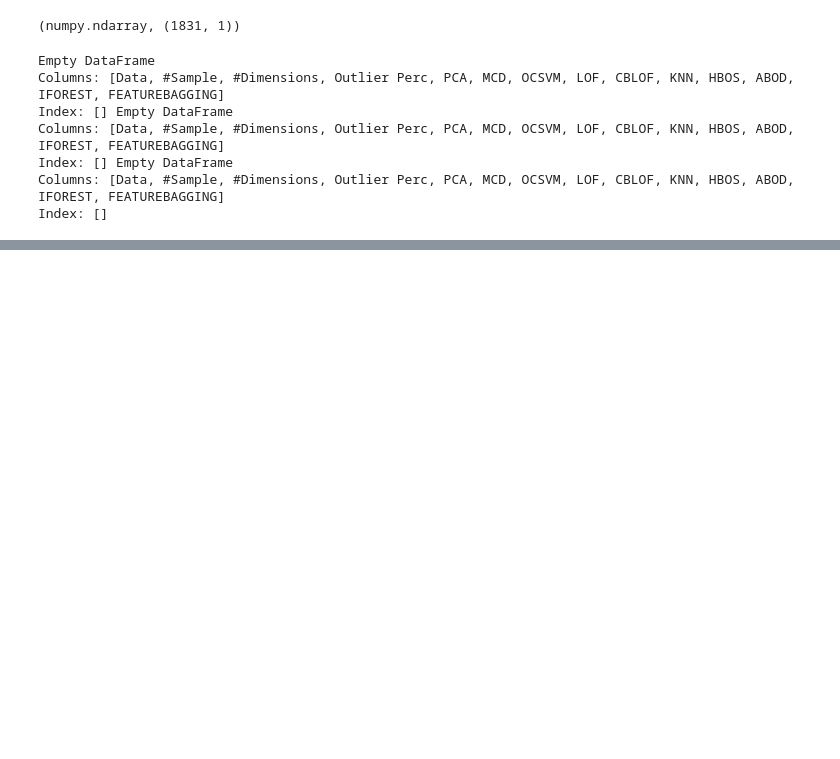
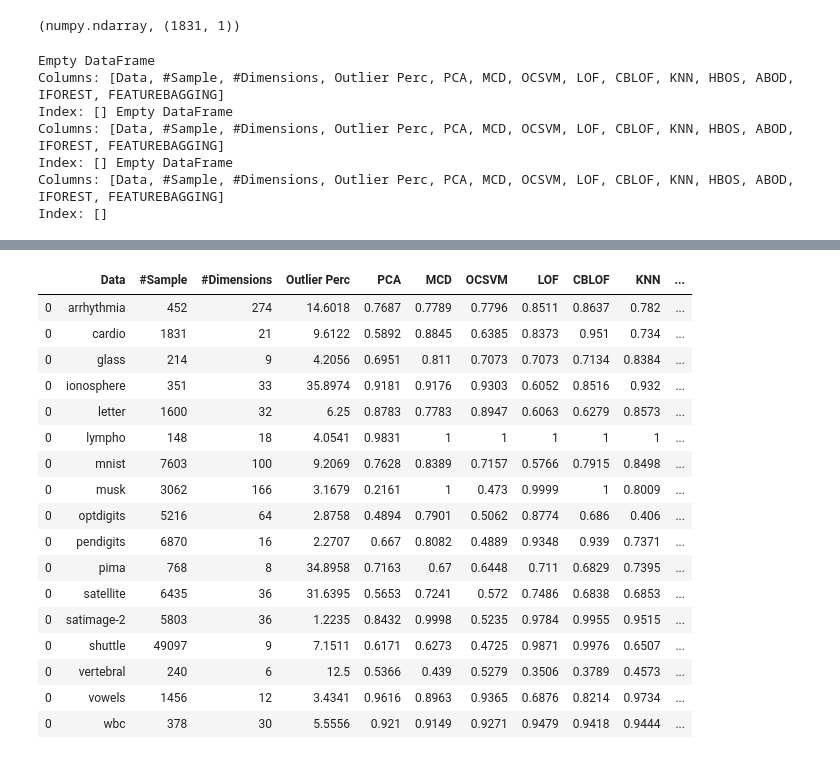
Before and after one commit to varsha04kshirsagar/LetsUpgrade-AI-ML, a Jupyter notebook: Project1_Anomaly Detection/anomaly_detection.ipynb, the cells around one changed output, grey strips where cells are left out. Saved outputs shown, nothing was run; the diff lists cells and outputs as text; code cells hidden in the pictures; blank space fills up the shorter version.

```diff
--- a/Project1_Anomaly Detection/anomaly_detection.ipynb
+++ b/Project1_Anomaly Detection/anomaly_detection.ipynb
@@ -194,0 +200,21 @@ NameError: name 'time_df' is not defined
+# %%
+roc_df
+# %% [output]
+|  | Data | #Sample | #Dimensions | Outlier Perc | PCA | MCD | OCSVM | LOF | CBLOF | KNN | ... |
+| 0 | arrhythmia | 452 | 274 | 14.6018 | 0.7687 | 0.7789 | 0.7796 | 0.8511 | 0.8637 | 0.782 | ... |
+| 0 | cardio | 1831 | 21 | 9.6122 | 0.5892 | 0.8845 | 0.6385 | 0.8373 | 0.951 | 0.734 | ... |
+| 0 | glass | 214 | 9 | 4.2056 | 0.6951 | 0.811 | 0.7073 | 0.7073 | 0.7134 | 0.8384 | ... |
+| 0 | ionosphere | 351 | 33 | 35.8974 | 0.9181 | 0.9176 | 0.9303 | 0.6052 | 0.8516 | 0.932 | ... |
+| 0 | letter | 1600 | 32 | 6.25 | 0.8783 | 0.7783 | 0.8947 | 0.6063 | 0.6279 | 0.8573 | ... |
+| 0 | lympho | 148 | 18 | 4.0541 | 0.9831 | 1 | 1 | 1 | 1 | 1 | ... |
+| 0 | mnist | 7603 | 100 | 9.2069 | 0.7628 | 0.8389 | 0.7157 | 0.5766 | 0.7915 | 0.8498 | ... |
+| 0 | musk | 3062 | 166 | 3.1679 | 0.2161 | 1 | 0.473 | 0.9999 | 1 | 0.8009 | ... |
+| 0 | optdigits | 5216 | 64 | 2.8758 | 0.4894 | 0.7901 | 0.5062 | 0.8774 | 0.686 | 0.406 | ... |
+| 0 | pendigits | 6870 | 16 | 2.2707 | 0.667 | 0.8082 | 0.4889 | 0.9348 | 0.939 | 0.7371 | ... |
+| 0 | pima | 768 | 8 | 34.8958 | 0.7163 | 0.67 | 0.6448 | 0.711 | 0.6829 | 0.7395 | ... |
+| 0 | satellite | 6435 | 36 | 31.6395 | 0.5653 | 0.7241 | 0.572 | 0.7486 | 0.6838 | 0.6853 | ... |
+| 0 | satimage-2 | 5803 | 36 | 1.2235 | 0.8432 | 0.9998 | 0.5235 | 0.9784 | 0.9955 | 0.9515 | ... |
+| 0 | shuttle | 49097 | 9 | 7.1511 | 0.6171 | 0.6273 | 0.4725 | 0.9871 | 0.9976 | 0.6507 | ... |
+| 0 | vertebral | 240 | 6 | 12.5 | 0.5366 | 0.439 | 0.5279 | 0.3506 | 0.3789 | 0.4573 | ... |
+| 0 | vowels | 1456 | 12 | 3.4341 | 0.9616 | 0.8963 | 0.9365 | 0.6876 | 0.8214 | 0.9734 | ... |
+| 0 | wbc | 378 | 30 | 5.5556 | 0.921 | 0.9149 | 0.9271 | 0.9479 | 0.9418 | 0.9444 | ... |
```
Also changed, not shown: parts of 2 cells of this notebook, 1 other file.
